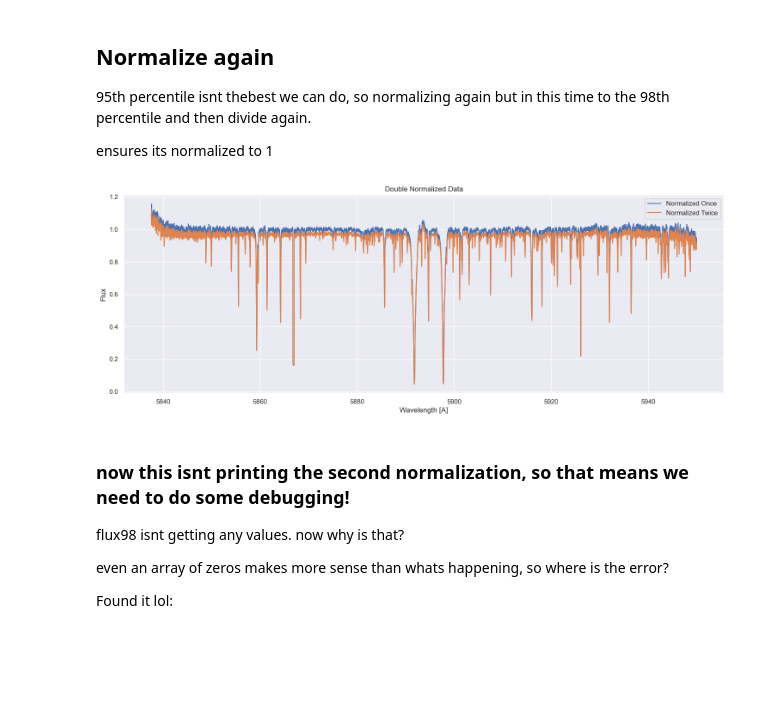
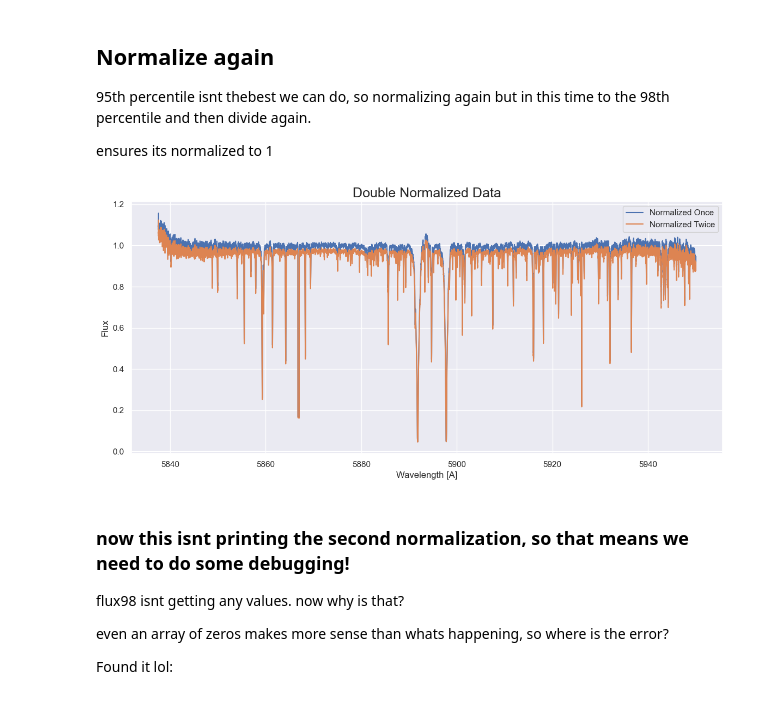
Before and after one commit to howardisaacson/Intro-2-Spectra, a Jupyter notebook: analysis/NEID_analysis/NEID_Fraunhofer_lines.ipynb, the cells around one changed output. Saved outputs shown, nothing was run; the diff lists cells and outputs as text; code cells hidden in the pictures; blank space fills up the shorter version.

```diff
--- a/analysis/NEID_analysis/NEID_Fraunhofer_lines.ipynb
+++ b/analysis/NEID_analysis/NEID_Fraunhofer_lines.ipynb
@@ -70,7 +70,7 @@ No.    Name      Ver    Type      Cards   Dimensions   Format
   8  SKYWAVE       1 ImageHDU      2451   (9216, 122)   float64
   9  CALWAVE       1 ImageHDU      2451   (9216, 122)   float64
 # %%
-c = 0
-for i in wl_image:
-    print('row #',c,i)
-    c+=1
+# c = 0
+# for i in wl_image:
+#     print('row #',c,i)
+#     c+=1
@@ -122,7 +104,7 @@ array([0., 1., 2., 1., 1., 5., 6.])
 # %%
 #next block (this plots the raw data hopefully)
 
-plt.rcParams["figure.figsize"] = (18,6)
+plt.rcParams["figure.figsize"] = (14,6)
 plt.rcParams.update({'font.size': 20})
 
 
@@ -144,5 +126,5 @@ plt.xlabel('Wavelength [A]')
 plt.ylabel('Flux')
 plt.show()
 
-#okay so far so good? Looks kinda too bellshaped but maybe thats okie?
+#okay so far so good? Looks kinda too bellshaped but maybe thats okie
 # %% [output]
@@ -319,16 +301,16 @@ ensures its normalized to 1
 # %%
 flux98 = np.nanpercentile(first_normalized_flux, 98) #fixed the bug mentioned below
 normalized_flux = first_normalized_flux / flux98
 
 plt.plot(wl, first_normalized_flux, label = 'Normalized Once')
 plt.plot(wl, normalized_flux, label = 'Normalized Twice')
 plt.legend()
 plt.xlabel('Wavelength [A]')
 plt.ylabel('Flux')
-plt.title('Double Normalized Data')
+plt.title('Double Normalized Data', fontsize = 18)
 plt.show()
 # %% [output]
-[figure, old version]
+[figure, new version]
 # %% [markdown]
 ### now this isnt printing the second normalization, so that means we need to do some debugging!
 
```
Also changed, not shown: parts of 28 cells of this notebook, 3 other files.
